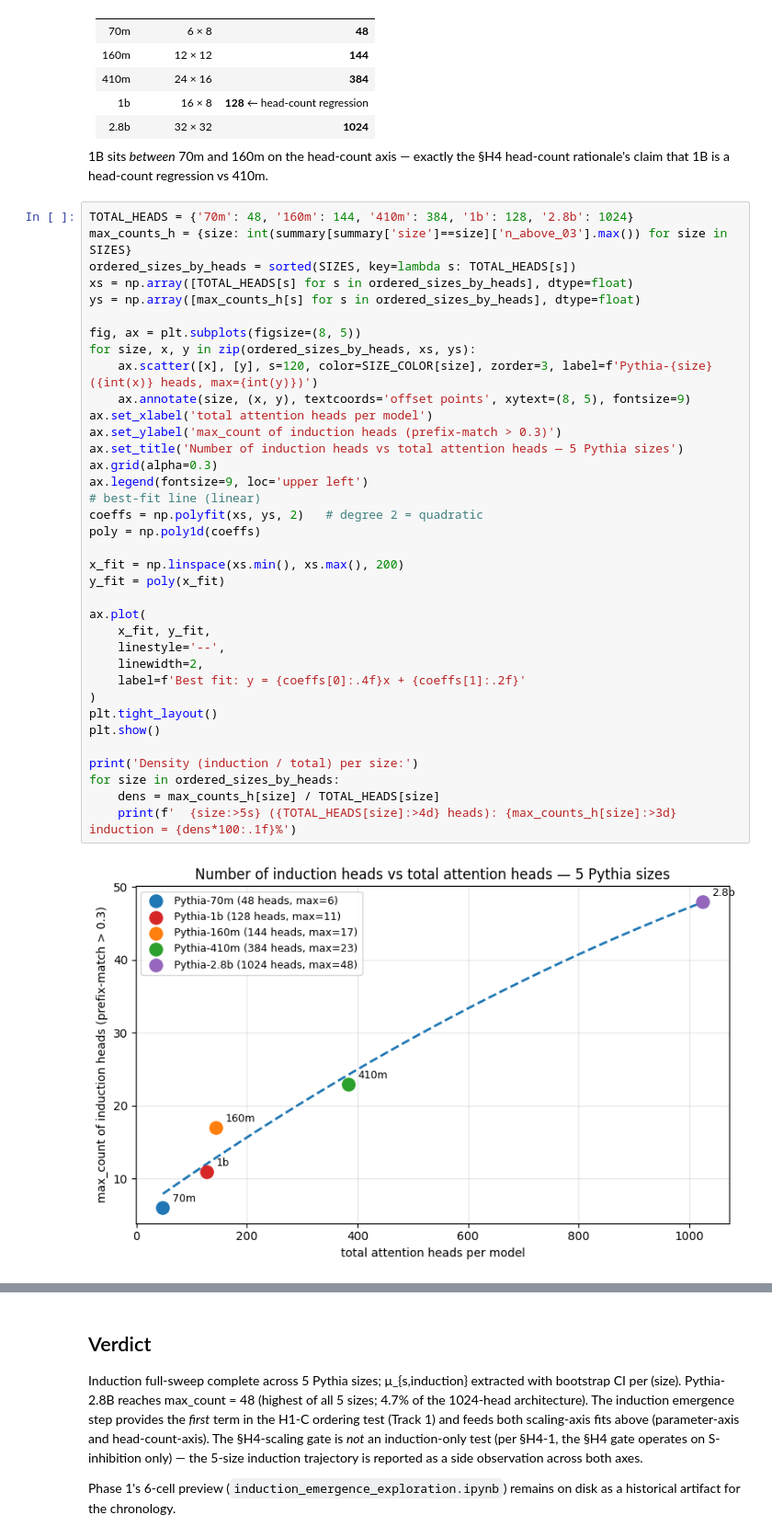
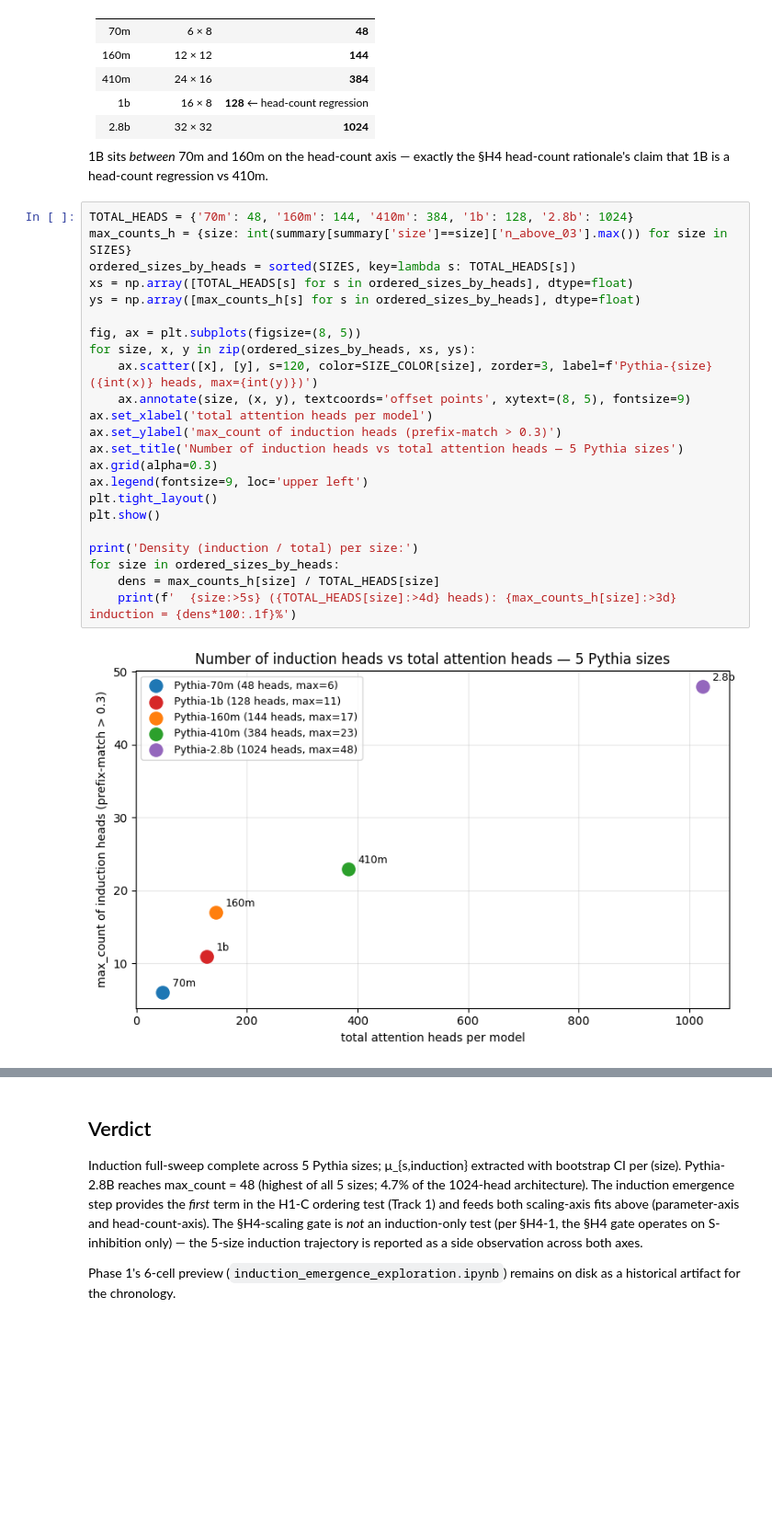
Before and after one commit to cam-berger/pythia-motif-emergence, a Jupyter notebook: notebooks/induction_full_sweep.ipynb, the cells around one changed output, grey strips where cells are left out. Shown at 92% size. Cells and saved outputs as stored; diff of their text form; blank space fills up the shorter version.

```diff
--- a/notebooks/induction_full_sweep.ipynb
+++ b/notebooks/induction_full_sweep.ipynb
@@ -408,41 +470,28 @@ The §H4-canonical view: scaling on the **head-count axis**. Total head counts p
 # %%
 TOTAL_HEADS = {'70m': 48, '160m': 144, '410m': 384, '1b': 128, '2.8b': 1024}
 max_counts_h = {size: int(summary[summary['size']==size]['n_above_03'].max()) for size in SIZES}
 ordered_sizes_by_heads = sorted(SIZES, key=lambda s: TOTAL_HEADS[s])
 xs = np.array([TOTAL_HEADS[s] for s in ordered_sizes_by_heads], dtype=float)
 ys = np.array([max_counts_h[s] for s in ordered_sizes_by_heads], dtype=float)
 
 fig, ax = plt.subplots(figsize=(8, 5))
 for size, x, y in zip(ordered_sizes_by_heads, xs, ys):
     ax.scatter([x], [y], s=120, color=SIZE_COLOR[size], zorder=3, label=f'Pythia-{size} ({int(x)} heads, max={int(y)})')
     ax.annotate(size, (x, y), textcoords='offset points', xytext=(8, 5), fontsize=9)
 ax.set_xlabel('total attention heads per model')
 ax.set_ylabel('max_count of induction heads (prefix-match > 0.3)')
 ax.set_title('Number of induction heads vs total attention heads — 5 Pythia sizes')
 ax.grid(alpha=0.3)
 ax.legend(fontsize=9, loc='upper left')
-# best-fit line (linear)
-coeffs = np.polyfit(xs, ys, 2)   # degree 2 = quadratic
-poly = np.poly1d(coeffs)
-
-x_fit = np.linspace(xs.min(), xs.max(), 200)
-y_fit = poly(x_fit)
-
-ax.plot(
-    x_fit, y_fit,
-    linestyle='--',
-    linewidth=2,
-    label=f'Best fit: y = {coeffs[0]:.4f}x + {coeffs[1]:.2f}'
-)
 plt.tight_layout()
 plt.show()
 
 print('Density (induction / total) per size:')
 for size in ordered_sizes_by_heads:
     dens = max_counts_h[size] / TOTAL_HEADS[size]
     print(f'  {size:>5s} ({TOTAL_HEADS[size]:>4d} heads): {max_counts_h[size]:>3d} induction = {dens*100:.1f}%')
 # %% [output]
-[figure, old version]
+[figure, new version]
 Density (induction / total) per size:
     70m (  48 heads):   6 induction = 12.5%
      1b ( 128 heads):  11 induction = 8.6%
```
Also changed, not shown: parts of 3 cells of this notebook, 2 other files.
